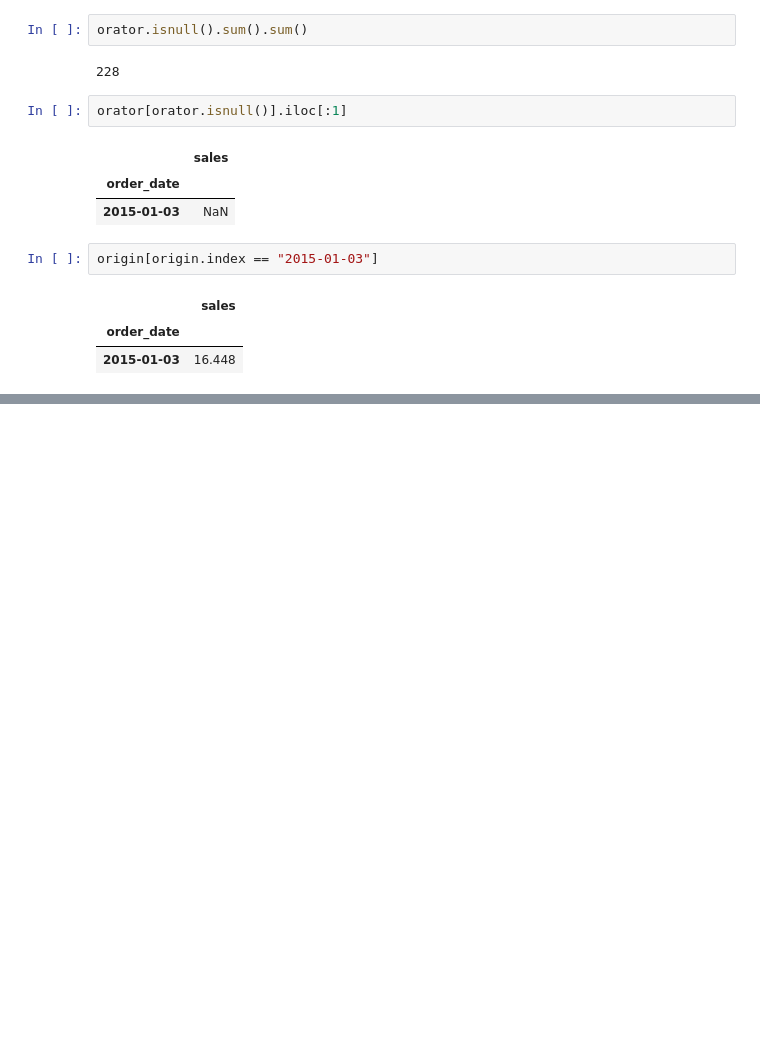
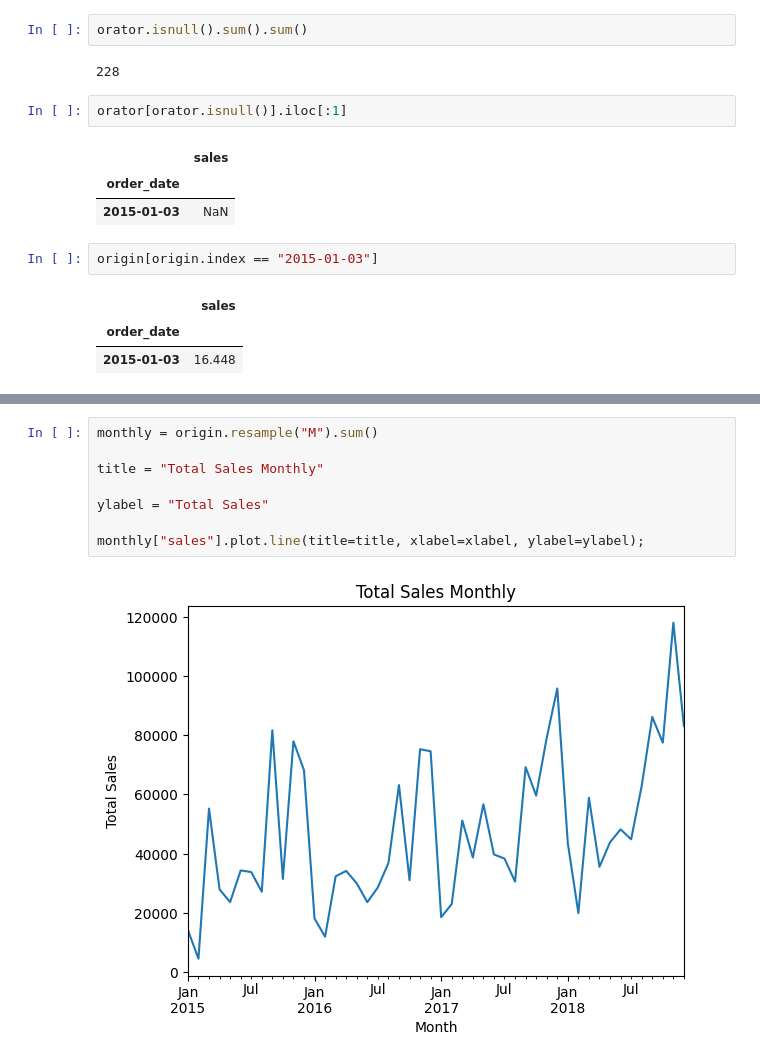
Before and after one commit to PEDROPERDO/Juliari, a Jupyter notebook: Lab 03.ipynb, the cells around one changed output, grey strips where cells are left out. Cells and saved outputs as stored; diff of their text form; blank space fills up the shorter version.

```diff
--- a/Lab 03.ipynb
+++ b/Lab 03.ipynb
@@ -132,0 +137,10 @@ orator.sales.plot(title=title, xlabel=xlabel, ylabel=ylabel);
+# %%
+monthly = origin.resample("M").sum()
+
+title = "Total Sales Monthly"
+
+ylabel = "Total Sales"
+
+monthly["sales"].plot.line(title=title, xlabel=xlabel, ylabel=ylabel);
+# %% [output]
+[figure, added]
```
Also changed, not shown: parts of 6 cells of this notebook.
